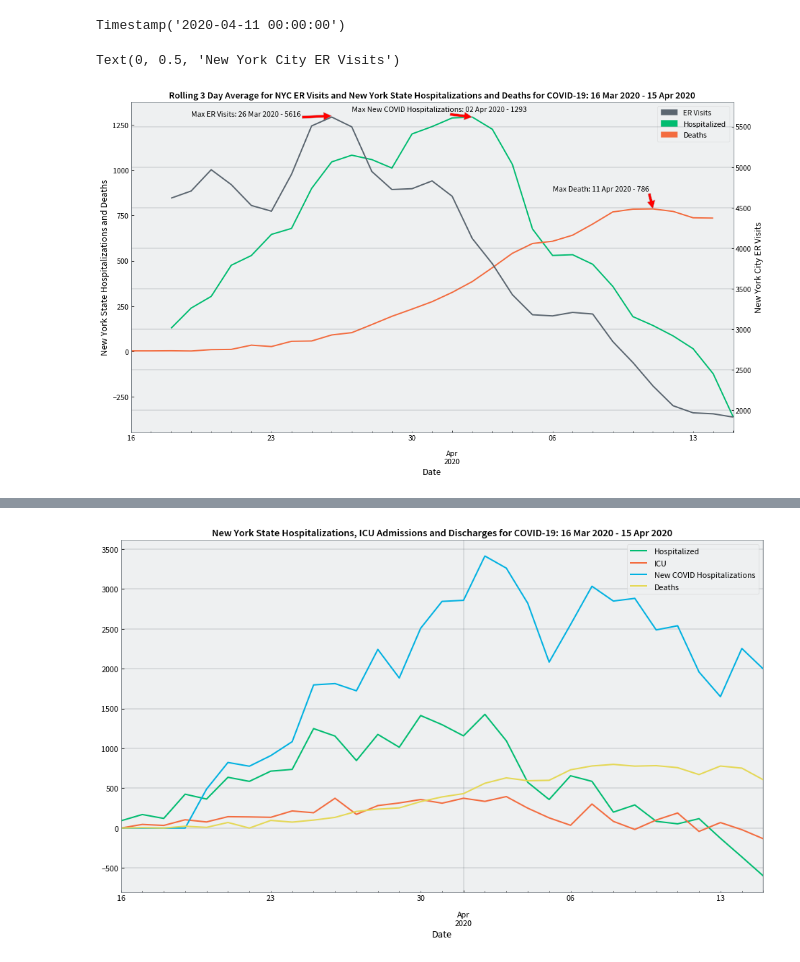
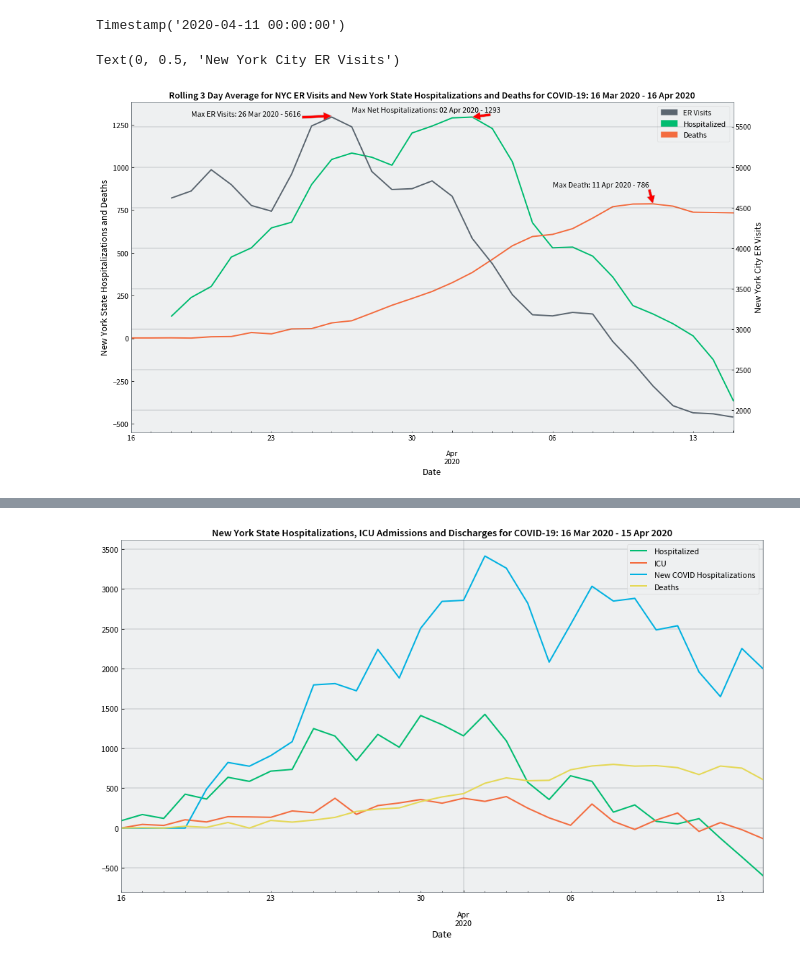
Before and after one commit to RobSpectre/COVID-19-Analysis, a Jupyter notebook: COVID-19 New York State Hospitalizations.ipynb, the cells around one changed output, grey strips where cells are left out. Saved outputs shown, nothing was run; the diff lists cells and outputs as text; code cells hidden in the pictures.

Commit message:
1) Added New York state hospitalization data for 16 April 2020.

```diff
--- a/COVID-19 New York State Hospitalizations.ipynb
+++ b/COVID-19 New York State Hospitalizations.ipynb
@@ -181,7 +181,7 @@ maximum = ny_state_hospitalization.groupby('Date')['Hospitalized'].sum().rolling
 max_index = ny_state_hospitalization.groupby('Date')['Hospitalized'].sum().rolling(3).mean().idxmax()
 
 
-ax.annotate("Max {0}: {1} - {2}".format('New COVID Hospitalizations',
+ax.annotate("Max {0}: {1} - {2}".format('Net Hospitalizations',
                                         max_index.strftime("%d %b %Y"),
                                         int(maximum)),
         xy=(max_index,
@@ -206,34 +206,34 @@ ax.annotate("Max {0}: {1} - {2}".format('Death',
         xytext=(max_index - timedelta(days=5),
                 maximum + 100),
         arrowprops={'facecolor': 'red'})
 
 citywide_all[citywide_all['Date'] >= '2020-03-16'].groupby('Date')['Value'].sum().resample('D').sum().rolling(3).mean().plot(kind='line',
                                                                                                                             color="#5b6670",
                                                                                                                             secondary_y=False,
                                                                                                                             ax=ax1)
 
 maximum = citywide_all[citywide_all['Date'] >= '2020-03-16'].groupby('Date')['Value'].sum().resample('D').sum().rolling(3).mean().max()
 max_index = citywide_all[citywide_all['Date'] >= '2020-03-16'].groupby('Date')['Value'].sum().resample('D').sum().rolling(3).mean().idxmax()
 ax.annotate("Max {0}: {1} - {2}".format("ER Visits",
                                         max_index.strftime("%d %b %Y"),
                                         int(maximum)),
         xy=(max_index,
             1300),
         xytext=(max_index - timedelta(days=7),
                 1300),
         arrowprops={'facecolor': 'red'})
 
 patch = mpatches.Patch(color="gray", label="Other US States")
 ax.legend(handles=[mpatches.Patch(color="#5b6670", label="ER Visits"),
                    mpatches.Patch(color="#00bc70", label="Hospitalized"),
                    mpatches.Patch(color="#f36c3f", label="Deaths")
                    ])
 
 ax.set_ylabel("New York State Hospitalizations and Deaths")
 ax1.set_ylabel("New York City ER Visits")
 # %% [output]
 Text(0, 0.5, 'New York City ER Visits')
-[figure, old version]
+[figure, new version]
 # %%
 fig = plt.figure()
 ax = fig.add_subplot(111)
```
Also changed, not shown: parts of 6 cells of this notebook, 2 other files.
